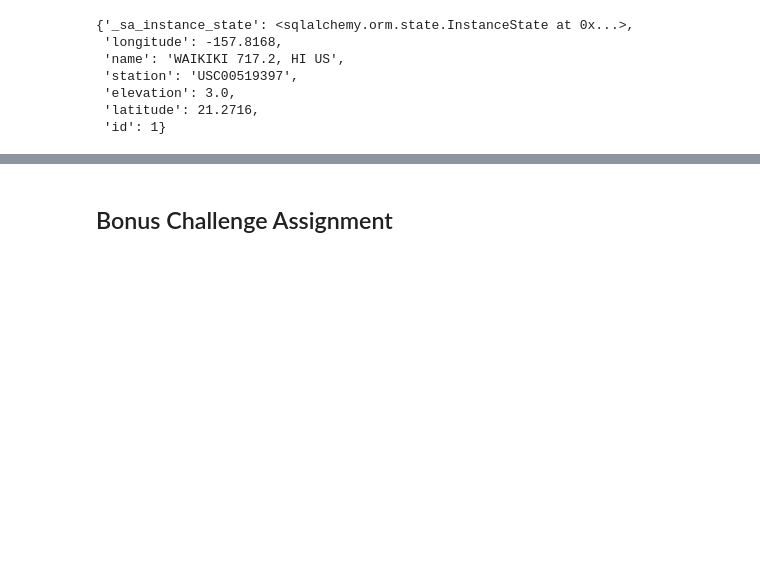
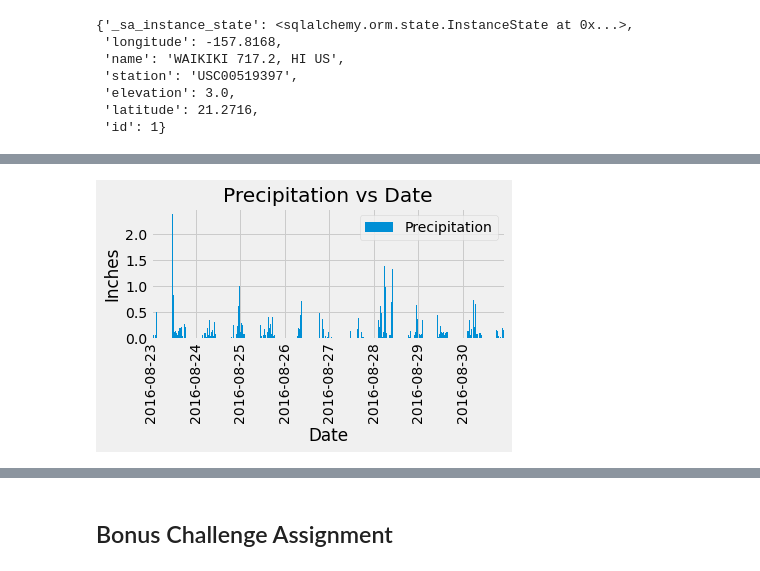
Before and after one commit to rar254/sqlalchemy-challege, a Jupyter notebook: Instructions/climate_starter.ipynb, the cells around one changed output, grey strips where cells are left out. Cells and saved outputs as stored; diff of their text form; code cells hidden in the pictures; blank space fills up the shorter version.

```diff
--- a/Instructions/climate_starter.ipynb
+++ b/Instructions/climate_starter.ipynb
@@ -126,2 +117,16 @@ df
+# %%
+# Create Plot
+df.plot.bar()
+plt.locator_params(nbins= 8)
+
+# Create the label and titles
+plt.ylabel("Inches")
+plt.title("Precipitation vs Date")
+
+# Includes the labels and saves the image.
+plt.tight_layout()
+plt.show()
+# %% [output]
+[figure, added]
 # %%
 # Use Pandas to calcualte the summary statistics for the precipitation data
```
Also changed, not shown: parts of 6 cells of this notebook.
